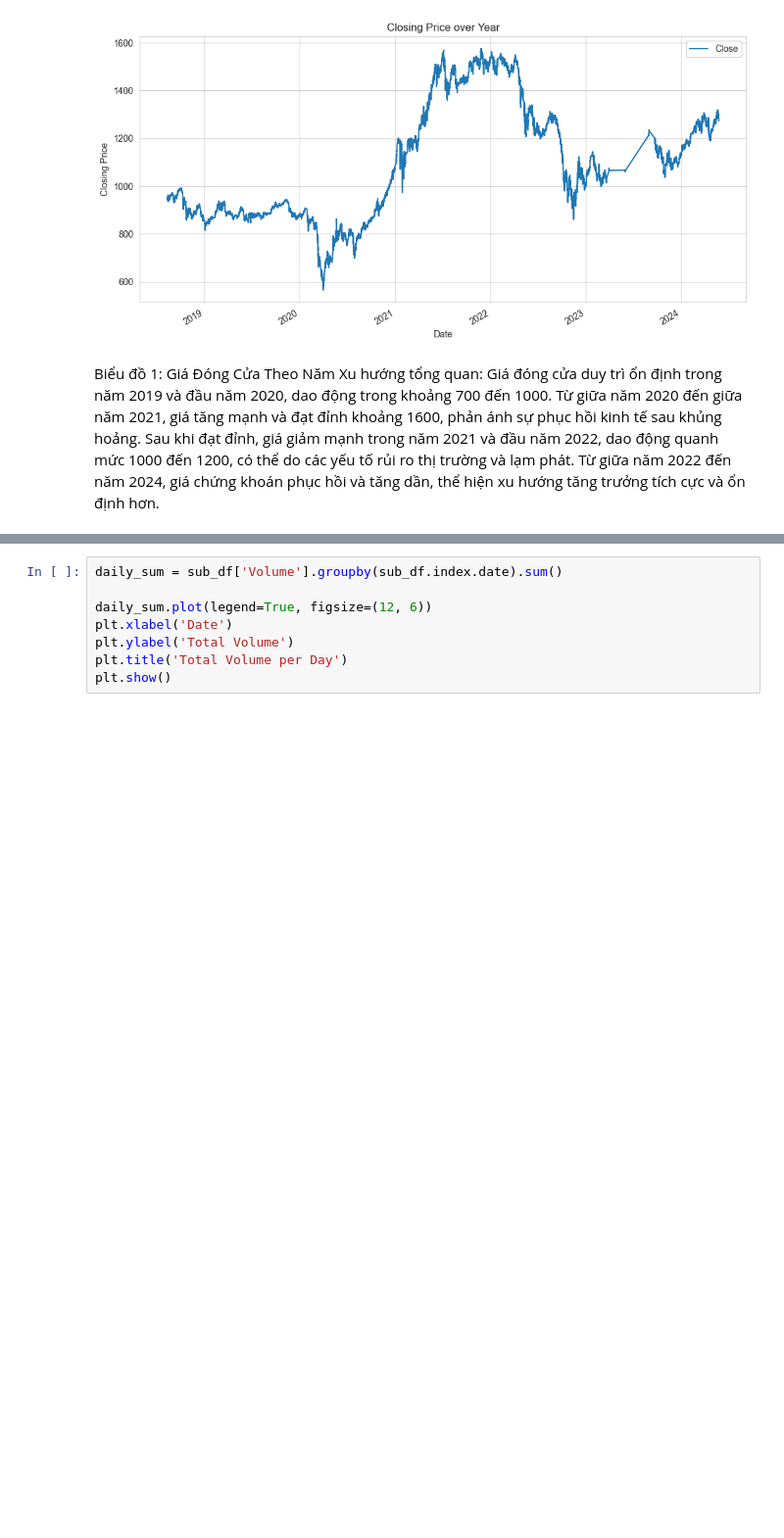
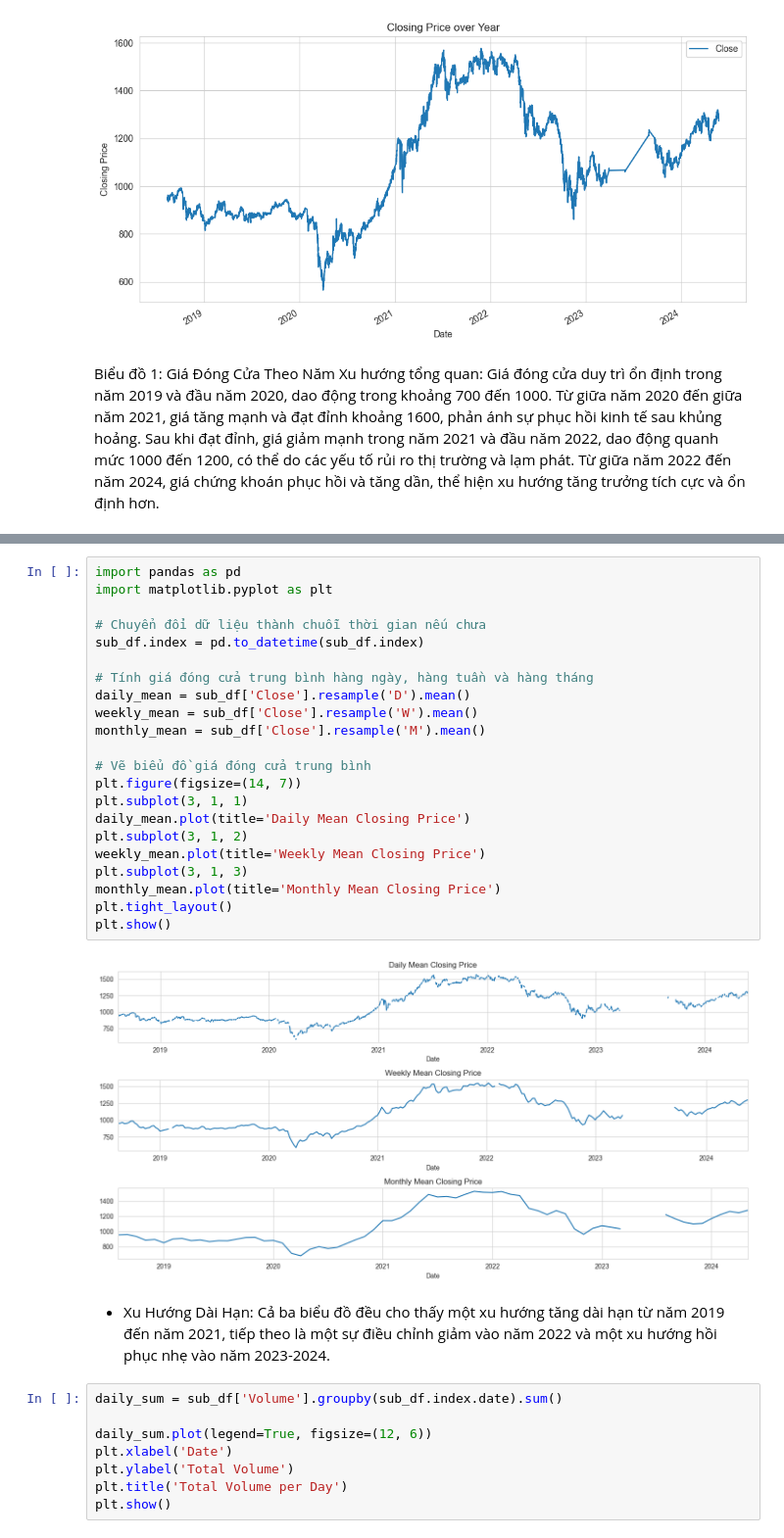
Before and after one commit to NgDMTruc/DSP_vn30f, a Jupyter notebook: notebook.ipynb, the cells around one changed output, grey strips where cells are left out. Shown at 98% size. Saved outputs shown, nothing was run; the diff lists cells and outputs as text; blank space fills up the shorter version.

```diff
--- a/notebook.ipynb
+++ b/notebook.ipynb
@@ -197,3 +275,29 @@ plt.show()
+# %%
+import pandas as pd
+import matplotlib.pyplot as plt
+
+# Chuyển đổi dữ liệu thành chuỗi thời gian nếu chưa
+sub_df.index = pd.to_datetime(sub_df.index)
+
+# Tính giá đóng cửa trung bình hàng ngày, hàng tuần và hàng tháng
+daily_mean = sub_df['Close'].resample('D').mean()
+weekly_mean = sub_df['Close'].resample('W').mean()
+monthly_mean = sub_df['Close'].resample('M').mean()
+
+# Vẽ biểu đồ giá đóng cửa trung bình
+plt.figure(figsize=(14, 7))
+plt.subplot(3, 1, 1)
+daily_mean.plot(title='Daily Mean Closing Price')
+plt.subplot(3, 1, 2)
+weekly_mean.plot(title='Weekly Mean Closing Price')
+plt.subplot(3, 1, 3)
+monthly_mean.plot(title='Monthly Mean Closing Price')
+plt.tight_layout()
+plt.show()
+# %% [output]
+[figure, added]
+# %% [markdown]
+- Xu Hướng Dài Hạn: Cả ba biểu đồ đều cho thấy một xu hướng tăng dài hạn từ năm 2019 đến năm 2021, tiếp theo là một sự điều chỉnh giảm vào năm 2022 và một xu hướng hồi phục nhẹ vào năm 2023-2024.
 # %%
 daily_sum = sub_df['Volume'].groupby(sub_df.index.date).sum()
 
```
Also changed, not shown: parts of 41 cells of this notebook.
